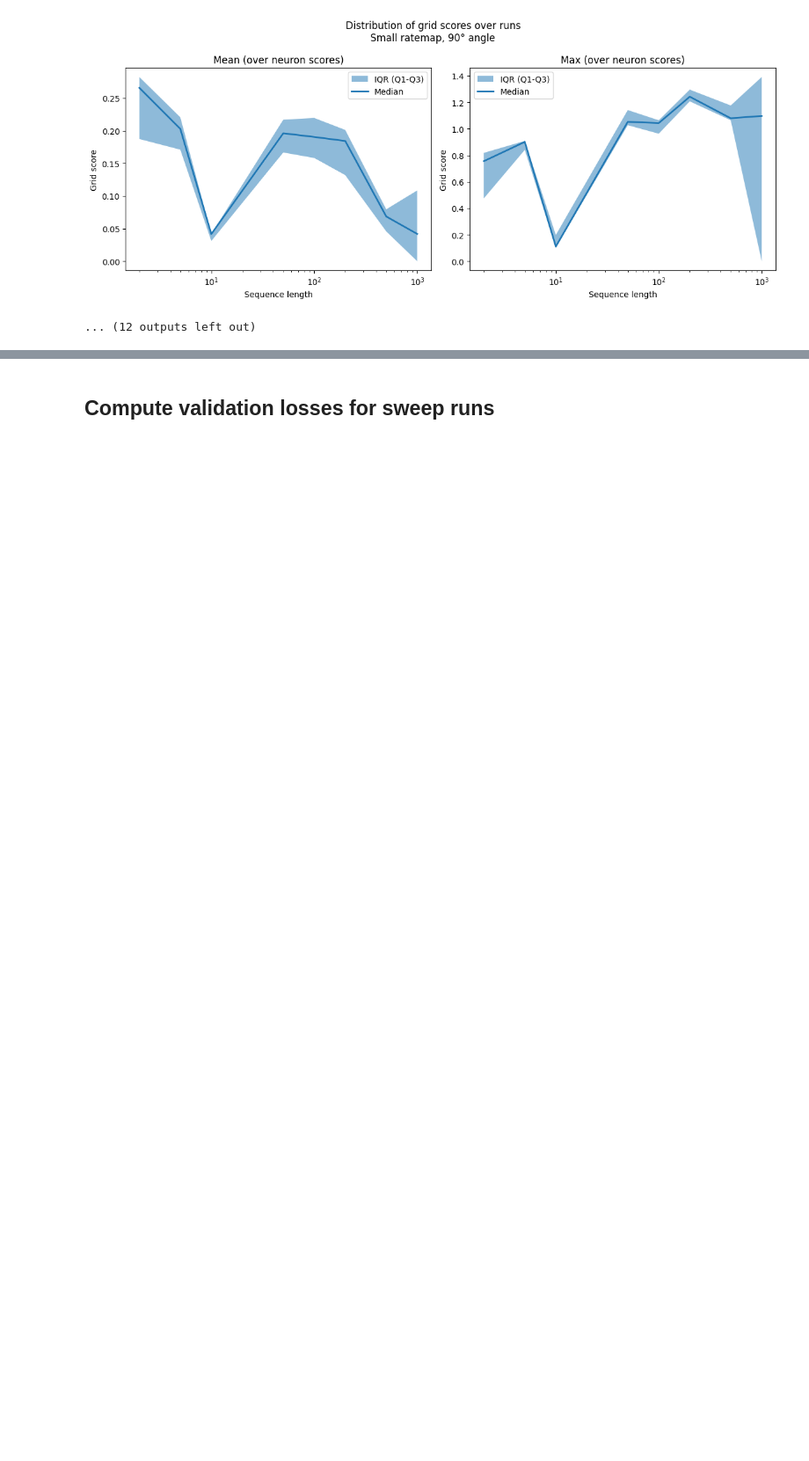
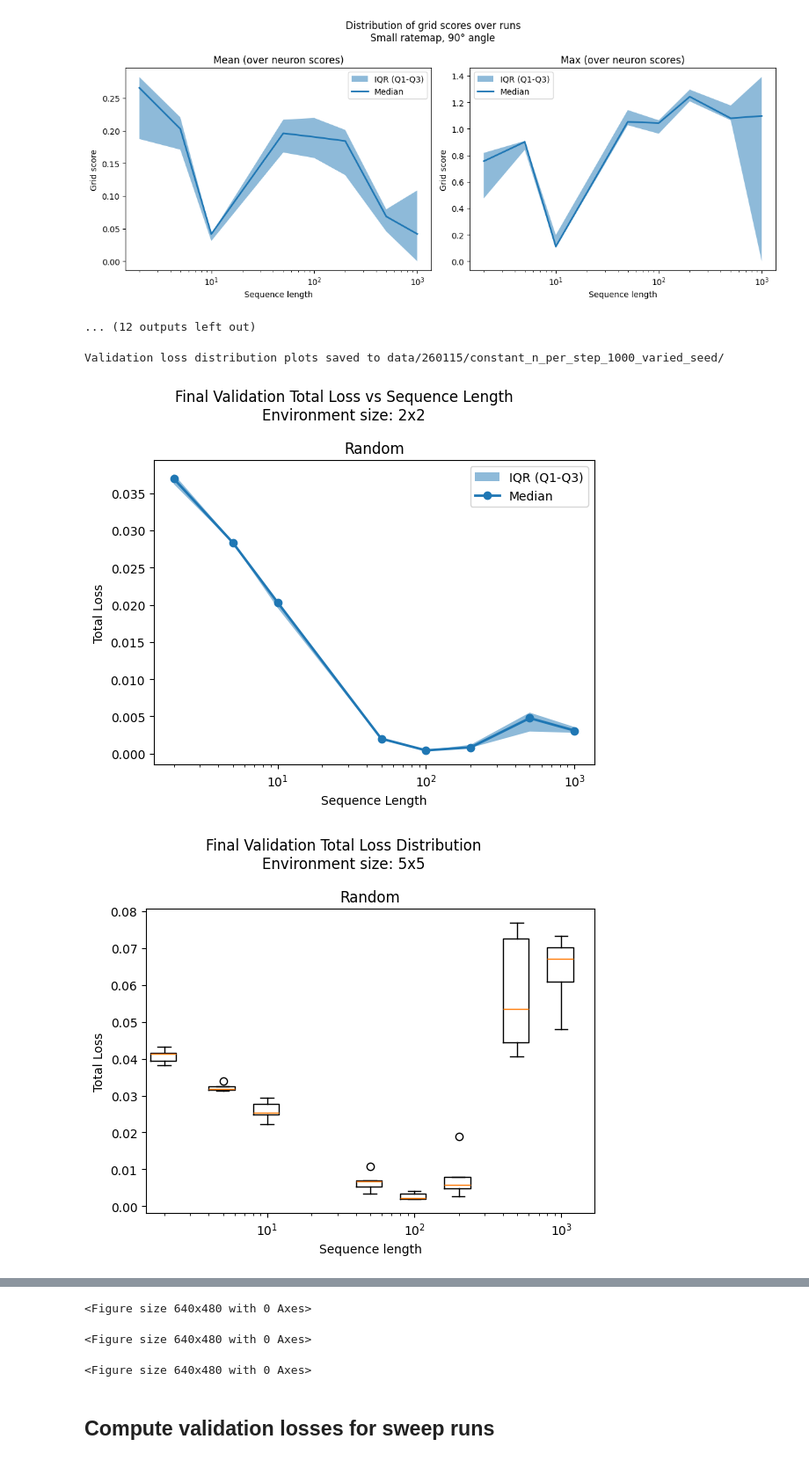
Before and after one commit to julianZeitler/ICLR_Actionable_Reps, a Jupyter notebook: PlotterSequential.ipynb, the cells around one changed output, grey strips where cells are left out. Shown at 88% size. Drawn from its saved outputs; the diff is of its cells as text; code cells hidden in the pictures; blank space fills up the shorter version.

Commit message:
validation plots

```diff
--- a/PlotterSequential.ipynb
+++ b/PlotterSequential.ipynb
@@ -277,3 +295,25 @@ Score distribution plots saved to data/260116/constant_n_per_step_1000_varied_da
 [figure]
 [figure]
 ... (12 outputs left out)
+# %%
+# Compare validation losses across environments
+from sweep_analysis_sequential import generate_sweep_validation_loss_distributions
+import matplotlib.pyplot as plt
+
+sweep_path = "data/260115/constant_n_per_step_1000_varied_seed/"
+
+# Generate comparison plots for total loss (loss_component=0)
+figures = generate_sweep_validation_loss_distributions(
+    sweep_path,
+    use_final=True,  # Use final step losses (set to False for best/minimum)
+    loss_component=0  # 0=total, 1=separation, 2=positivity, 3=norm
+)
+
+# Display all figures
+for fig_name, fig in figures.items():
+    plt.figure(fig.number)
+    plt.show()
+# %% [output]
+Validation loss distribution plots saved to data/260115/constant_n_per_step_1000_varied_seed/
+[figure, added]
+[figure, added]
@@ -280,3 +322,6 @@ Score distribution plots saved to data/260116/constant_n_per_step_1000_varied_da
+<Figure size 640x480 with 0 Axes>
+<Figure size 640x480 with 0 Axes>
+<Figure size 640x480 with 0 Axes>
 # %% [markdown]
 ## Compute validation losses for sweep runs
 # %%
```
Also changed, not shown: parts of 4 cells of this notebook, 3 other files.
